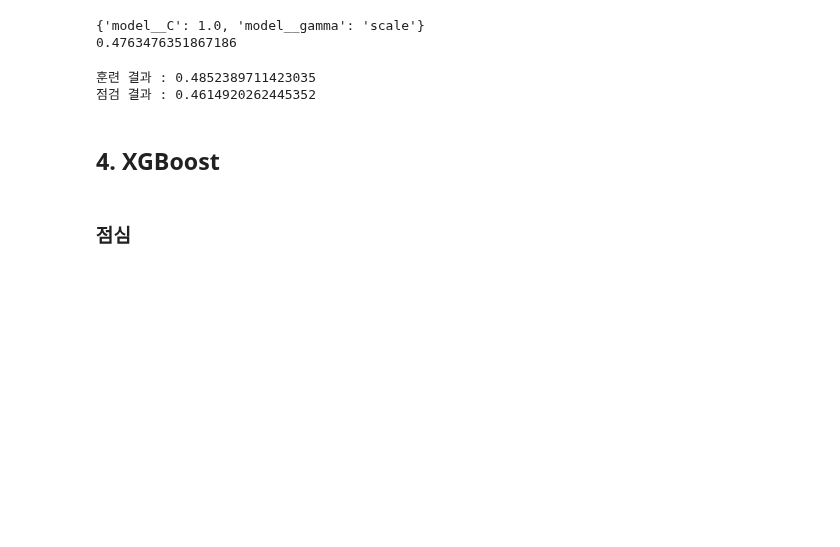
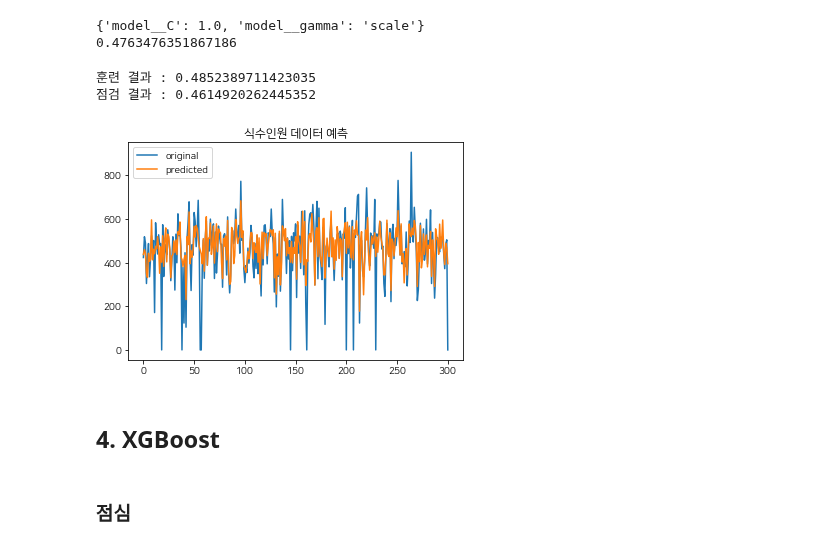
Before and after one commit to obilige/Team3, a Jupyter notebook: team/jeong/jaehoon_ML onehot.ipynb, the cells around one changed output. Cells and saved outputs as stored; diff of their text form; code cells hidden in the pictures; blank space fills up the shorter version.

```diff
--- a/team/jeong/jaehoon_ML onehot.ipynb
+++ b/team/jeong/jaehoon_ML onehot.ipynb
@@ -316,12 +346,22 @@ Fitting 5 folds for each of 6 candidates, totalling 30 fits
 # %%
 model = SVR(kernel='linear', C=1.0, gamma='scale')
 model.fit(dinner_X_train, dinner_y_train)
+pred = model.predict(dinner_X_test)
 
 print("훈련 결과 : {}".format(model.score(dinner_X_train, dinner_y_train)))
 print("점검 결과 : {}".format(model.score(dinner_X_test, dinner_y_test)))
 # %% [output]
 훈련 결과 : 0.4852389711423035
 점검 결과 : 0.4614920262445352
+# %%
+x_ax = range(len(dinner_y_test))
+plt.plot(x_ax, dinner_y_test, label="original")
+plt.plot(x_ax, pred, label="predicted")
+plt.title("식수인원 데이터 예측")
+plt.legend()
+plt.show()
+# %% [output]
+[figure, added]
 # %% [markdown]
 ## 4. XGBoost
 # %% [markdown]
```
Also changed, not shown: parts of 21 cells of this notebook, 3 other files.
